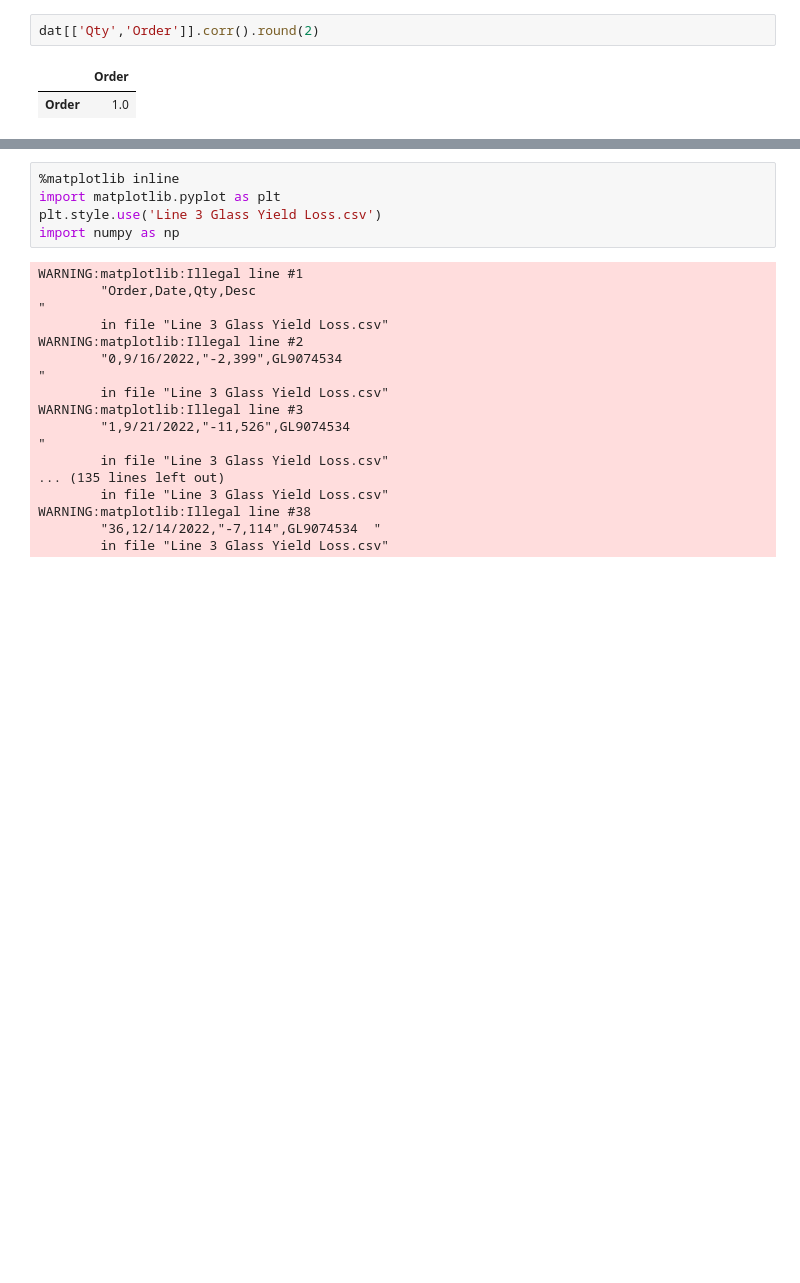
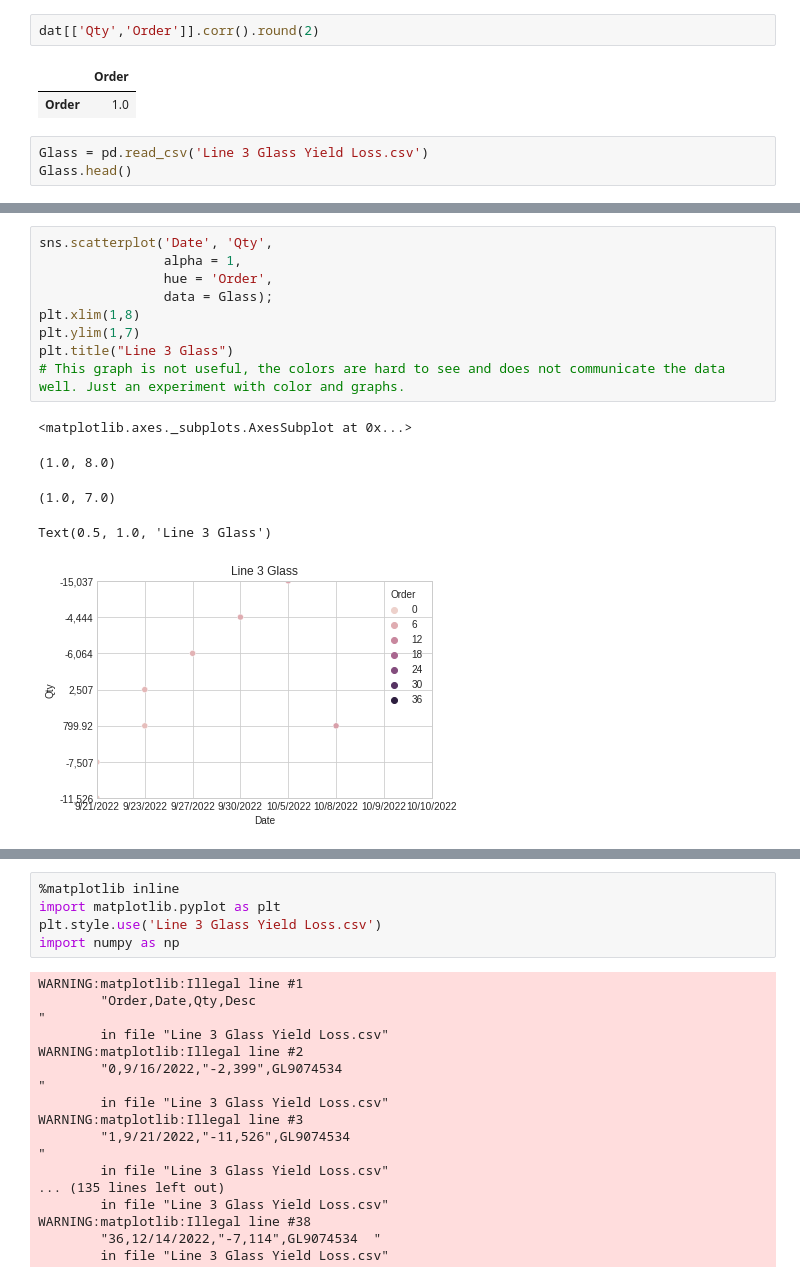
Before and after one commit to khagerthey/VIS1, a Jupyter notebook: all.ipynb, the cells around one changed output, grey strips where cells are left out. Saved outputs shown, nothing was run; the diff lists cells and outputs as text; blank space fills up the shorter version.

```diff
--- a/all.ipynb
+++ b/all.ipynb
@@ -240,3 +240,6 @@ dat[['Qty','Order']].corr().round(2)
 # %% [output]
 |  | Order |
 | Order | 1.0 |
+# %%
+Glass = pd.read_csv('Line 3 Glass Yield Loss.csv')
+Glass.head()
@@ -242,0 +253,15 @@ dat[['Qty','Order']].corr().round(2)
+# %%
+sns.scatterplot('Date', 'Qty',
+                alpha = 1,
+                hue = 'Order',
+                data = Glass);
+plt.xlim(1,8)
+plt.ylim(1,7)
+plt.title("Line 3 Glass")
+# This graph is not useful, the colors are hard to see and does not communicate the data well. Just an experiment with color and graphs.
+# %% [output]
+<matplotlib.axes._subplots.AxesSubplot at 0x...>
+(1.0, 8.0)
+(1.0, 7.0)
+Text(0.5, 1.0, 'Line 3 Glass')
+[figure, added]
```
Also changed, not shown: parts of 4 cells of this notebook.
